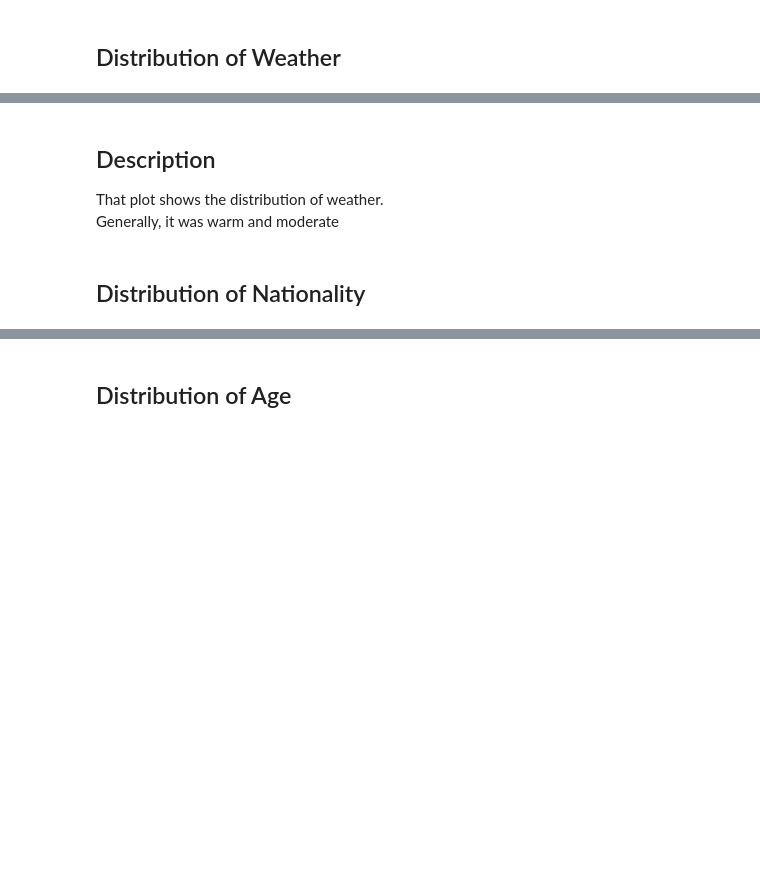
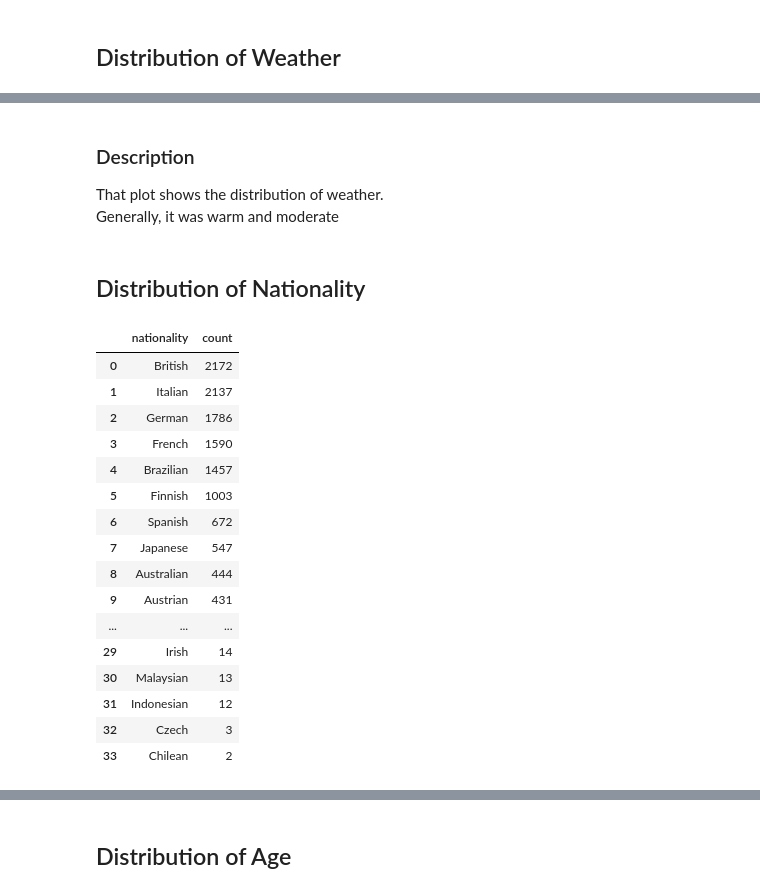
Before and after one commit to escortKwon/IndividualProjects_for_Portfolio, a Jupyter notebook: Upvoted/10. F1 Race Data Prediction/F1_Race.ipynb, the cells around one changed output, grey strips where cells are left out. Saved outputs shown, nothing was run; the diff lists cells and outputs as text; code cells hidden in the pictures; blank space fills up the shorter version.

```diff
--- a/Upvoted/10. F1 Race Data Prediction/F1_Race.ipynb
+++ b/Upvoted/10. F1 Race Data Prediction/F1_Race.ipynb
@@ -179,5 +292,5 @@ plt.suptitle('Distribution of Weather by Pie Chart')
 # %% [markdown]
-## Description
+### Description
 That plot shows the distribution of weather.
 Generally, it was warm and moderate
 # %% [markdown]
@@ -185,10 +298,28 @@ Generally, it was warm and moderate
 # %%
 # Create DataFrame for Pie Chart
 F1_data_nation = pd.DataFrame(data=F1_data['nationality'].value_counts())
 F1_data_nation.reset_index(inplace=True)
 F1_data_nation.rename({'index' : 'nationality', 'nationality' : 'count'}, axis=1, inplace=True)
 F1_data_nation.sort_values(by='count', ascending=False, inplace=True)
-F1_data_nation
+F1_data_nation.head()
+# %% [output]
+|  | nationality | count |
+| 0 | British | 2172 |
+| 1 | Italian | 2137 |
+| 2 | German | 1786 |
+| 3 | French | 1590 |
+| 4 | Brazilian | 1457 |
+| 5 | Finnish | 1003 |
+| 6 | Spanish | 672 |
+| 7 | Japanese | 547 |
+| 8 | Australian | 444 |
+| 9 | Austrian | 431 |
+| ... | ... | ... |
+| 29 | Irish | 14 |
+| 30 | Malaysian | 13 |
+| 31 | Indonesian | 12 |
+| 32 | Czech | 3 |
+| 33 | Chilean | 2 |
 # %%
 # Encode features
 le = LabelEncoder()
```
Also changed, not shown: parts of 38 cells of this notebook.
